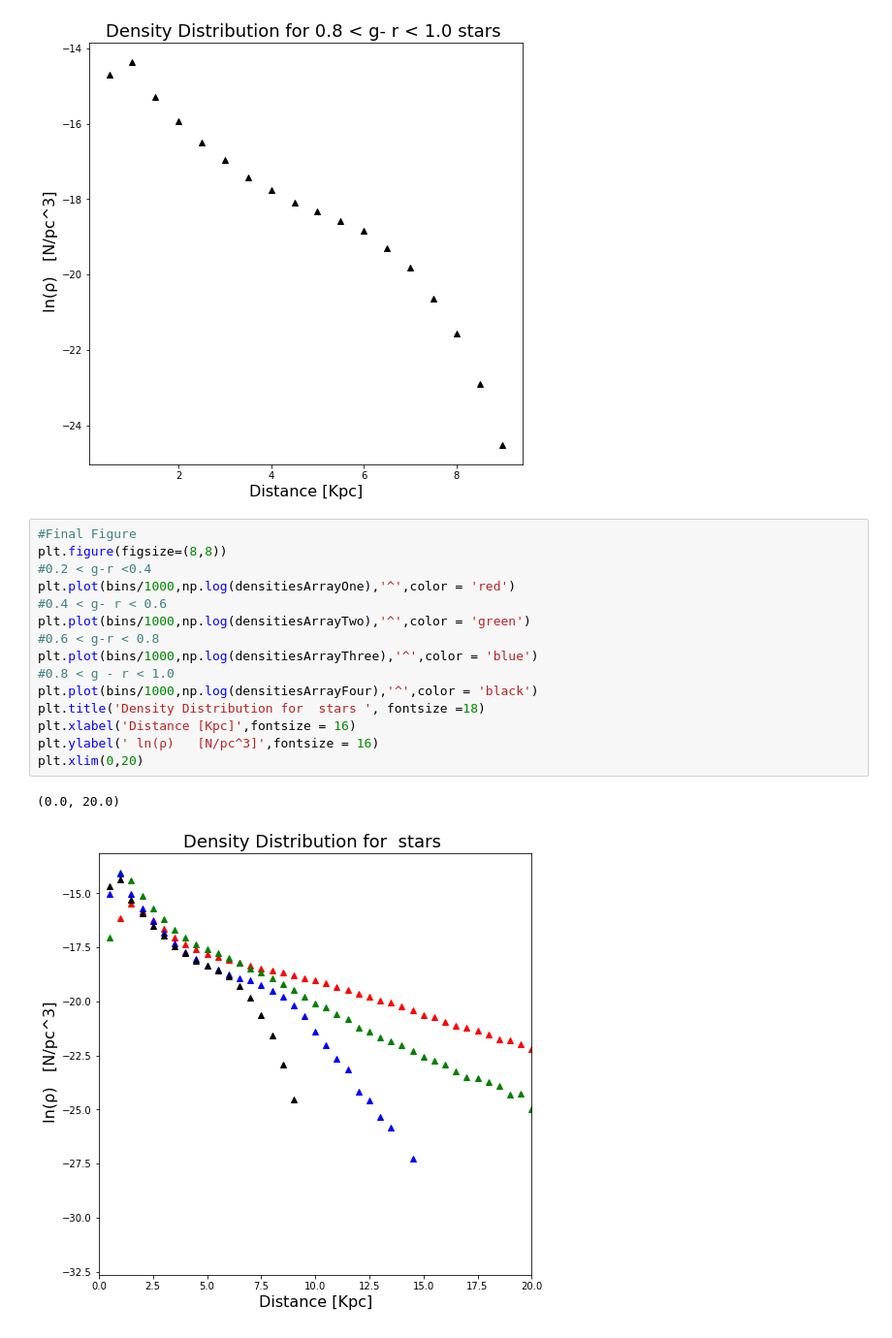
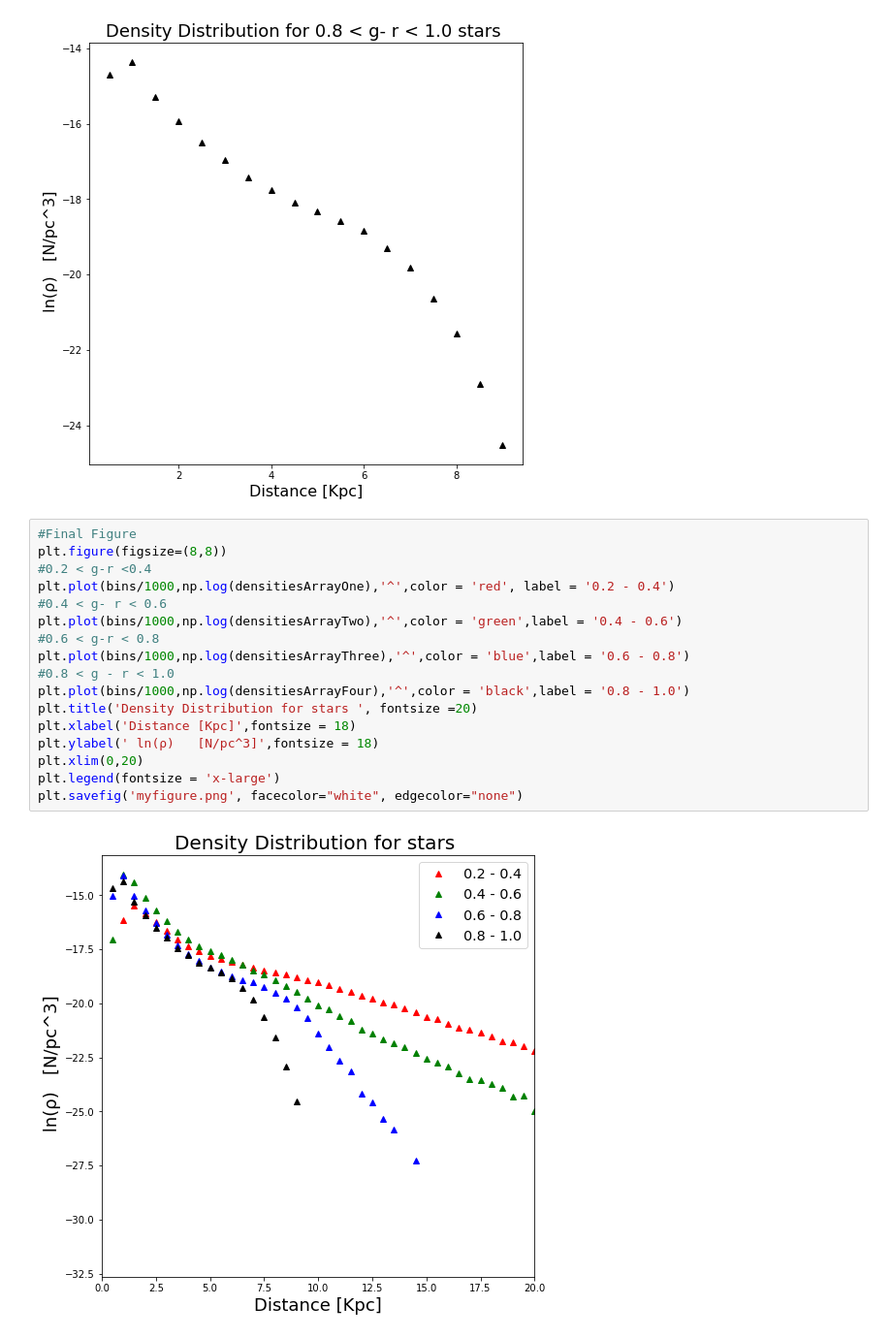
Before and after one commit to aquinocosme/ASTR3190-Introduction-to-Research-in-Astronomy, a Jupyter notebook: Research/ResearchProject_AquinoOvelar.ipynb, the cells around one changed output. Shown: that part at 97% size. Drawn from its saved outputs; the diff is of its cells as text.

Commit message:
Plotted the density distribution by metallicities

```diff
--- a/Research/ResearchProject_AquinoOvelar.ipynb
+++ b/Research/ResearchProject_AquinoOvelar.ipynb
@@ -461,19 +456,20 @@ Text(0, 0.5, ' ln(ρ)   [N/pc^3]')
 # %%
 #Final Figure
 plt.figure(figsize=(8,8))
 #0.2 < g-r <0.4
-plt.plot(bins/1000,np.log(densitiesArrayOne),'^',color = 'red')
+plt.plot(bins/1000,np.log(densitiesArrayOne),'^',color = 'red', label = '0.2 - 0.4')
 #0.4 < g- r < 0.6
-plt.plot(bins/1000,np.log(densitiesArrayTwo),'^',color = 'green')
+plt.plot(bins/1000,np.log(densitiesArrayTwo),'^',color = 'green',label = '0.4 - 0.6')
 #0.6 < g-r < 0.8
-plt.plot(bins/1000,np.log(densitiesArrayThree),'^',color = 'blue')
+plt.plot(bins/1000,np.log(densitiesArrayThree),'^',color = 'blue',label = '0.6 - 0.8')
 #0.8 < g - r < 1.0
-plt.plot(bins/1000,np.log(densitiesArrayFour),'^',color = 'black')
-plt.title('Density Distribution for  stars ', fontsize =18)
-plt.xlabel('Distance [Kpc]',fontsize = 16)
-plt.ylabel(' ln(ρ)   [N/pc^3]',fontsize = 16)
+plt.plot(bins/1000,np.log(densitiesArrayFour),'^',color = 'black',label = '0.8 - 1.0')
+plt.title('Density Distribution for stars ', fontsize =20)
+plt.xlabel('Distance [Kpc]',fontsize = 18)
+plt.ylabel(' ln(ρ)   [N/pc^3]',fontsize = 18)
 plt.xlim(0,20)
+plt.legend(fontsize = 'x-large')
+plt.savefig('myfigure.png', facecolor="white", edgecolor="none")
 # %% [output]
-(0.0, 20.0)
-[figure, old version]
+[figure, new version]
 # %%
```
Also changed, not shown: parts of 9 cells of this notebook, 7 other files.
